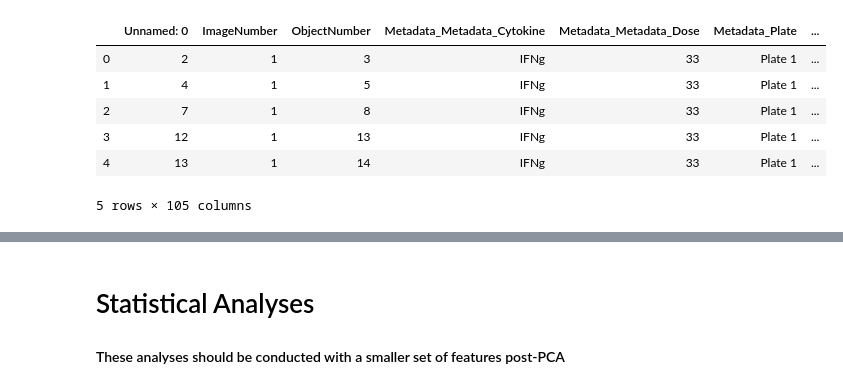
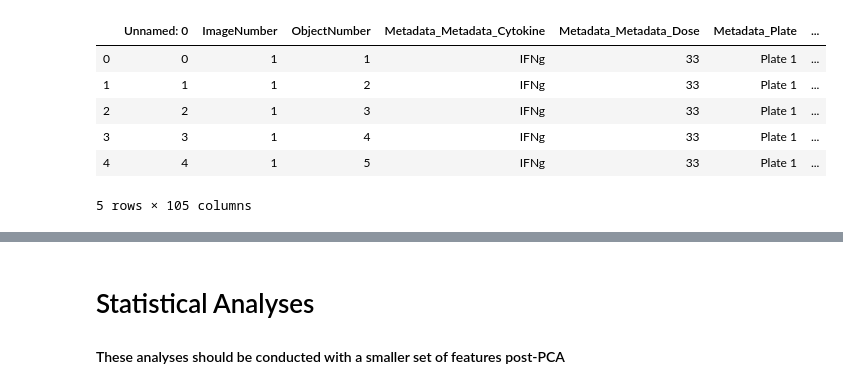
Before and after one commit to hww1999/HTI, a Jupyter notebook: Analysis/stats_eda_MB.ipynb, the cells around one changed output, grey strips where cells are left out. Saved outputs shown, nothing was run; the diff lists cells and outputs as text; code cells hidden in the pictures.

```diff
--- a/Analysis/stats_eda_MB.ipynb
+++ b/Analysis/stats_eda_MB.ipynb
@@ -7,16 +10,16 @@ import seaborn as sns
 # %%
-file = 'C:/Users/mdbla/Documents/UW_VM_Capstone_2024/HTI/Preprocessed_Data/Pam194_ObjCell_clean.csv'
+file = 'C:/Users/mdbla/Documents/UW_VM_Capstone_2024/HTI/Preprocessed_Data/Pam194_ObjCell_standard.csv'
 
 clean_data = pd.read_csv(file, sep = ',')
 
 clean_data.head()
 # %% [output]
 |  | Unnamed: 0 | ImageNumber | ObjectNumber | Metadata_Metadata_Cytokine | Metadata_Metadata_Dose | Metadata_Plate | ... |
-| 0 | 2 | 1 | 3 | IFNg | 33 | Plate 1 | ... |
-| 1 | 4 | 1 | 5 | IFNg | 33 | Plate 1 | ... |
-| 2 | 7 | 1 | 8 | IFNg | 33 | Plate 1 | ... |
-| 3 | 12 | 1 | 13 | IFNg | 33 | Plate 1 | ... |
-| 4 | 13 | 1 | 14 | IFNg | 33 | Plate 1 | ... |
+| 0 | 0 | 1 | 1 | IFNg | 33 | Plate 1 | ... |
+| 1 | 1 | 1 | 2 | IFNg | 33 | Plate 1 | ... |
+| 2 | 2 | 1 | 3 | IFNg | 33 | Plate 1 | ... |
+| 3 | 3 | 1 | 4 | IFNg | 33 | Plate 1 | ... |
+| 4 | 4 | 1 | 5 | IFNg | 33 | Plate 1 | ... |
 5 rows × 105 columns
 # %%
 # running some basic stats on the features
```
Also changed, not shown: parts of 32 cells of this notebook.
